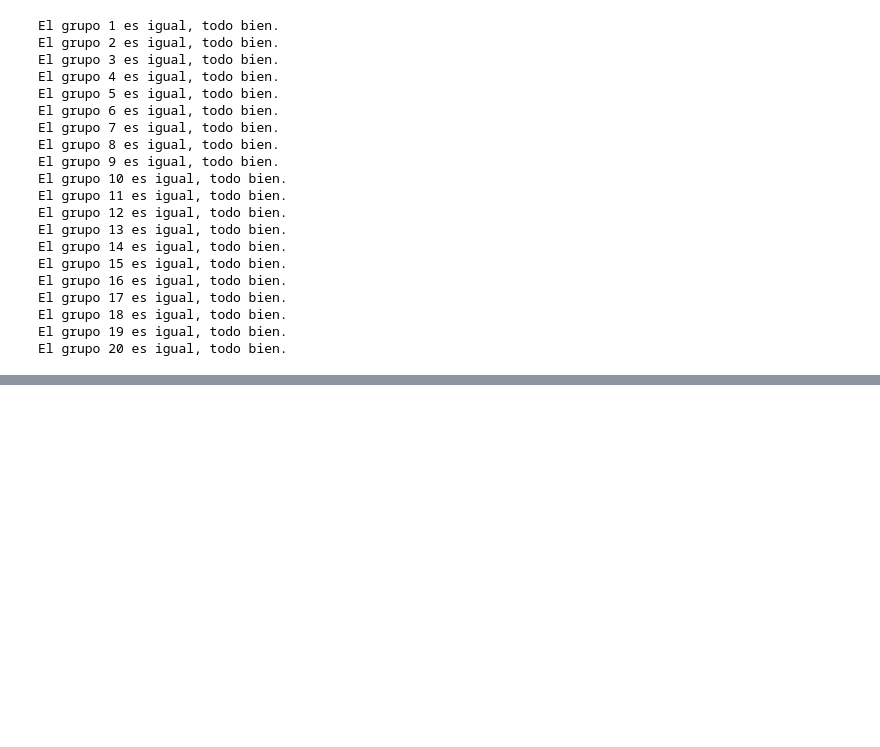
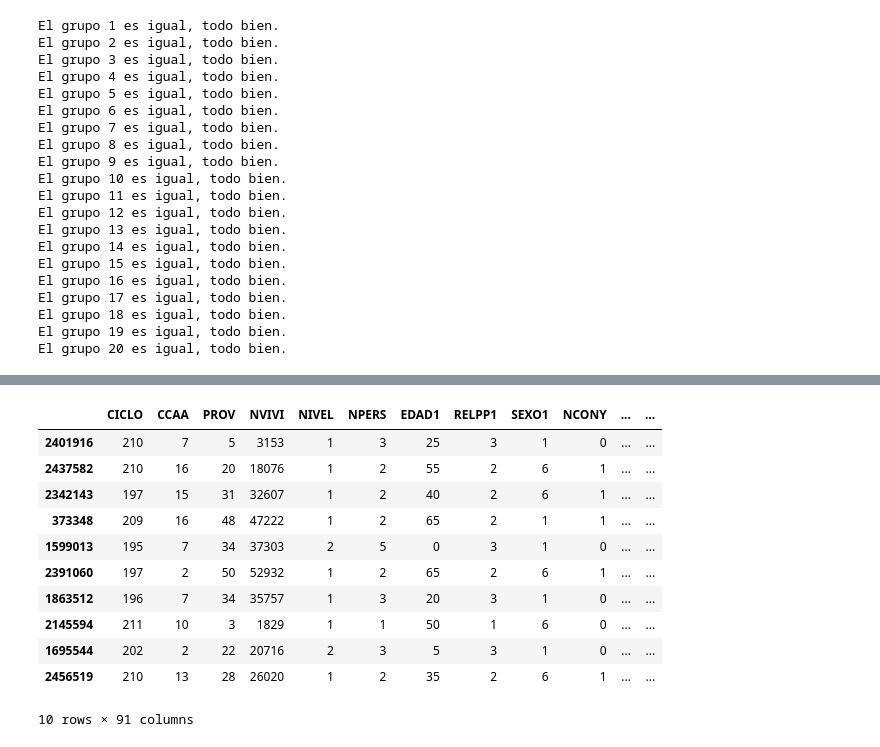
Before and after one commit to ninelivesanalytics/proyecto_edu, a Jupyter notebook: notebooks/02_epa_data_int.ipynb, the cells around one changed output, grey strips where cells are left out. Cells and saved outputs as stored; diff of their text form; code cells hidden in the pictures; blank space fills up the shorter version.

Commit message:
fix(data): corregido join de EPA y formato de CSV

```diff
--- a/notebooks/02_epa_data_int.ipynb
+++ b/notebooks/02_epa_data_int.ipynb
@@ -155,8 +155,21 @@ El grupo 18 es igual, todo bien.
 El grupo 19 es igual, todo bien.
 El grupo 20 es igual, todo bien.
 # %%
-ruta = Path("../data/interim")  # carpeta donde están los datos
-archivos = glob.glob(os.path.join(ruta, "*.csv"))
+ruta_entrada = Path("../data/interim")
+ruta_salida = Path("../data/interim")
+ruta_salida.mkdir(parents=True, exist_ok=True)
+
+archivos = [
+    f for f in glob.glob(os.path.join(ruta_entrada, "*.csv"))
+    if Path(f).name != "EPA_joined.csv"
+]
+
+# Leer con coma, porque así están ahora los archivos intermedios
 dfs = [pd.read_csv(f) for f in archivos]
+
+# Concatenar
 df_final = pd.concat(dfs, ignore_index=True)
-df_final.to_csv("EPA_joined.csv", index=False)
+
+# Guardar tabulado
+archivo_final = ruta_salida / "EPA_joined.csv"
+df_final.to_csv(archivo_final, sep="\t", index=False)
@@ -164,0 +176,9 @@ df_final
+# %%
+# Comprobación
+df_epa_joined = pd.read_csv(archivo_final, sep="\t")
+
+print("Archivo guardado en:", archivo_final)
+print("Dimensiones finales:", df_epa_joined.shape)
+print("Número de columnas:", len(df_epa_joined.columns))
+print("¿Está HOREPLU?", "HOREPLU" in df_epa_joined.columns)
+print("¿Sigue HORPLU?", "HORPLU" in df_epa_joined.columns)
@@ -164,0 +201,15 @@ df_final
+# %%
+df_epa_joined.sample(10)
+# %% [output]
+|  | CICLO | CCAA | PROV | NVIVI | NIVEL | NPERS | EDAD1 | RELPP1 | SEXO1 | NCONY | ... | ... |
+| 2401916 | 210 | 7 | 5 | 3153 | 1 | 3 | 25 | 3 | 1 | 0 | ... | ... |
+| 2437582 | 210 | 16 | 20 | 18076 | 1 | 2 | 55 | 2 | 6 | 1 | ... | ... |
+| 2342143 | 197 | 15 | 31 | 32607 | 1 | 2 | 40 | 2 | 6 | 1 | ... | ... |
+| 373348 | 209 | 16 | 48 | 47222 | 1 | 2 | 65 | 2 | 1 | 1 | ... | ... |
+| 1599013 | 195 | 7 | 34 | 37303 | 2 | 5 | 0 | 3 | 1 | 0 | ... | ... |
+| 2391060 | 197 | 2 | 50 | 52932 | 1 | 2 | 65 | 2 | 6 | 1 | ... | ... |
+| 1863512 | 196 | 7 | 34 | 35757 | 1 | 3 | 20 | 3 | 1 | 0 | ... | ... |
+| 2145594 | 211 | 10 | 3 | 1829 | 1 | 1 | 50 | 1 | 6 | 0 | ... | ... |
+| 1695544 | 202 | 2 | 22 | 20716 | 2 | 3 | 5 | 3 | 1 | 0 | ... | ... |
+| 2456519 | 210 | 13 | 28 | 26020 | 1 | 2 | 35 | 2 | 6 | 1 | ... | ... |
+10 rows × 91 columns
```
Also changed, not shown: parts of 7 cells of this notebook, 1 other file.
